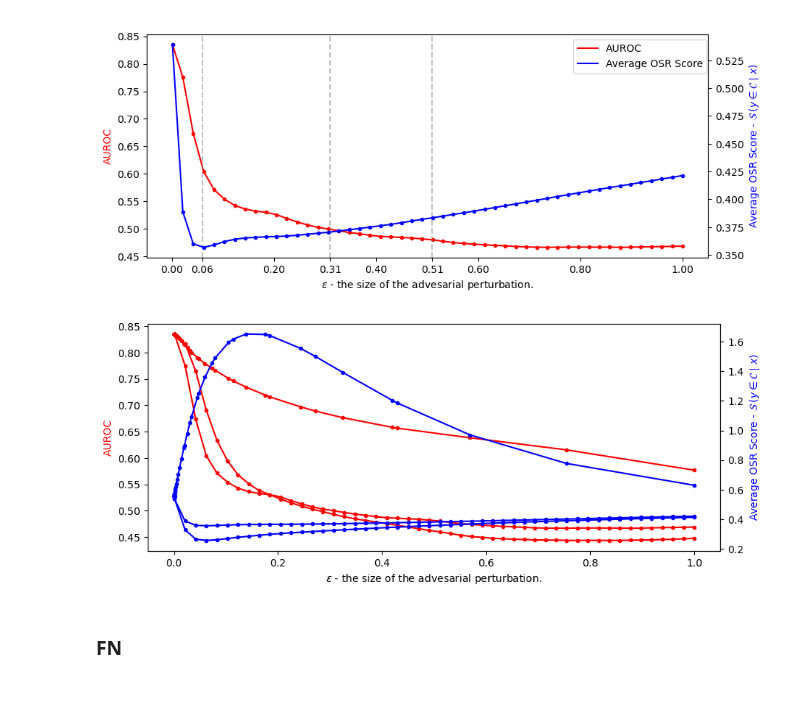
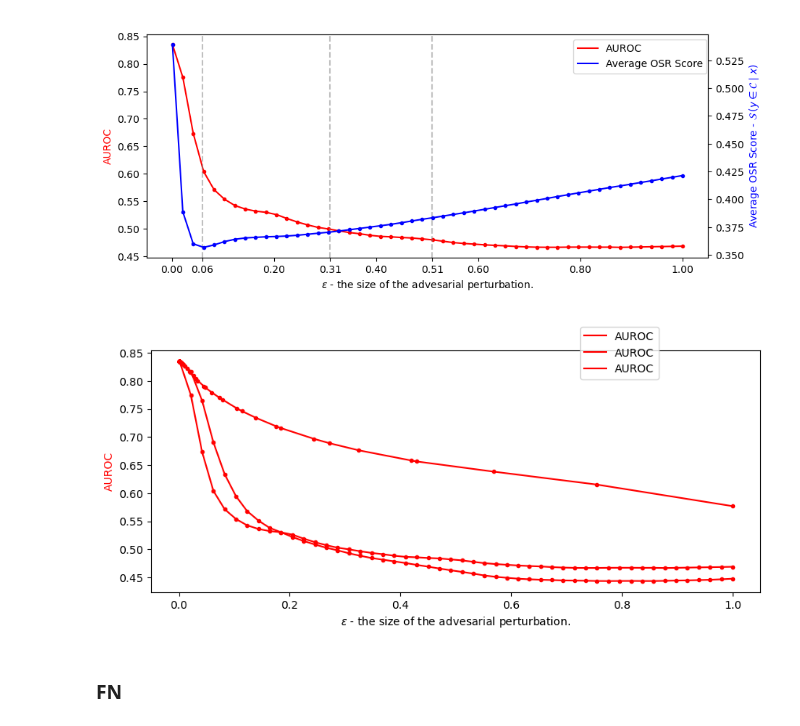
Before and after one commit to krellemand/bachelor_project, a Jupyter notebook: notebooks/visualizing_adv_attacks.ipynb, the cells around one changed output. Cells and saved outputs as stored; diff of their text form; code cells hidden in the pictures; blank space fills up the shorter version.

Commit message:
Rebased after running experiments.

```diff
--- a/notebooks/visualizing_adv_attacks.ipynb
+++ b/notebooks/visualizing_adv_attacks.ipynb
@@ -91,7 +91,7 @@ class eps_experiment_plot():
             self.ax2.plot(eps, avg_mls, c='blue', label='Average OSR Score')
             self.ax2.scatter(eps, avg_mls, c='blue', marker='.')
 
-    def set_legend_and_highlight_eps(self, eps_idxs=[3, 10, -3], legend_loc=(0.72,0.8)):
+    def set_legend_and_highlight_eps(self, eps_idxs=[], legend_loc=(0.72,0.8)):
         for i in eps_idxs:
             self.ax1.axvline(round(self.recent_eps[i],2), 0, 1, linestyle='dashed', c='gray', alpha=0.5,)
         chosen_eps = [self.recent_eps[i] for i in eps_idxs]
@@ -100,8 +100,7 @@ class eps_experiment_plot():
         locs = [l for l in locs if not np.isclose(l, chosen_eps, rtol=0.0, atol=0.05).any()]
         locs += chosen_eps
         plt.xticks([round(l, 2) for l in locs])
-        if self.which_lines == 'both':
-            self.fig.legend(loc=legend_loc)
+        self.fig.legend(loc=legend_loc)
 
     def show_and_save(self, save_as=False):
         plt.show()
@@ -129,12 +128,13 @@ eps_exp_3.show_and_save()
 # %% [output]
 [figure]
 # %%
-comparison_exp = eps_experiment_plot()
+comparison_exp = eps_experiment_plot(which_lines='AUROC')
 comparison_exp.load_and_add_to_eps_plot(root_dir + 'logits/tinyimagenet/fn/fgsm/', 0, True)
 comparison_exp.load_and_add_to_eps_plot(root_dir + 'logits/tinyimagenet/fp/fgsm/two_norm/', 0, True)
 comparison_exp.load_and_add_to_eps_plot(root_dir + 'logits/tinyimagenet/fp/fgsm/inf_norm/', 0, True)
+comparison_exp.set_legend_and_highlight_eps()
 # %% [output]
-[figure, old version]
+[figure, new version]
 # %% [markdown]
 ### FN
 # %% [markdown]
```
Also changed, not shown: parts of 1 cell of this notebook.
